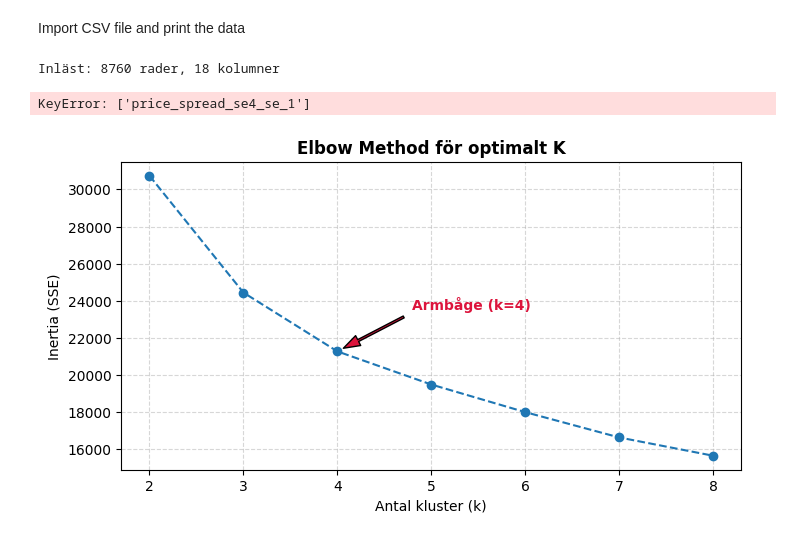
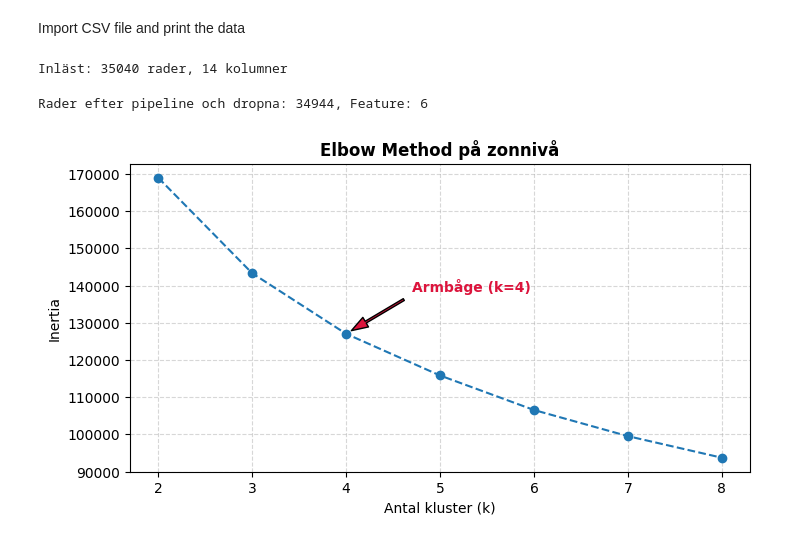
Before and after one commit to Grevendev/Predictor, a Jupyter notebook: models/clustering.ipynb, the cells around one changed output. Cells and saved outputs as stored; diff of their text form; code cells hidden in the pictures.

```diff
--- a/models/clustering.ipynb
+++ b/models/clustering.ipynb
@@ -16,79 +27,72 @@ Import CSV file and print the data
 FILE_PATH = "../dataset/all_zones_complete_2025.csv"
 
 df = pd.read_csv(FILE_PATH)
-df["timestamp"] = pd.to_datetime(df["timestamp"], utc=True)
-df["timestamp_local"] = df["timestamp"].dt.tz_convert("Europe/Stockholm")
+df = preprocessing.prepare_data(df)
+
+# df["timestamp"] = pd.to_datetime(df["timestamp"], utc=True)
+# df["timestamp_local"] = df["timestamp"].dt.tz_convert("Europe/Stockholm")
 
 print(f"Inläst: {df.shape[0]} rader, {df.shape[1]} kolumner")
 # %% [output]
-Inläst: 8760 rader, 18 kolumner
+Inläst: 35040 rader, 14 kolumner
 # %%
-# Skapa prisskillnad (spread) mellan SE4 och SE1
-df["price_spread_se4_se1"] = df["price_se4_eur_mwh"] - df["price_se1_eur_mwh"]
+# Välj relevanta features för klustring
 
-# välj ut 5 fokucerade features
 FEATURES = [
-    "price_se3_eur_mwh",
-    "price_spread_se4_se1",
-    "temp_se3_c",
-    "wind_se3_kmh",
-    "wind_se4_kmh",
+    "spot_price_eur_mwh",
+    "temperature_c",
+    "wind_speed_kmh",
+    "hour",
+    "month",
+    "price_lag_24"
 ]
 
+# Rensa alla icke nummer
+df_clean = df.dropna(subset=FEATURES).copy().reset_index(drop=True)
 
-# rensa eventuella saknade värden
-df_clean = df.dropna(subset=FEATURES).copy()
-X = df_clean(FEATURES)
-
-print(f"Träningsdata X form: {X.shape}")
+X = df_clean[FEATURES]
+print(f"Rader efter pipeline och dropna: {X.shape[0]}, Feature: {X.shape[1]}")
 # %% [output]
-KeyError: ['price_spread_se4_se_1']
+Rader efter pipeline och dropna: 34944, Feature: 6
 # %%
 scaler = StandardScaler()
 X_scaled = scaler.fit_transform(X)
 # %%
+# Beräkna Inertia för k = 2 till 8
+k_range = list(range(2, 9))
 inertia = []
-k_range = list(range(2, 9))
 
 for k in k_range:
-    kmeans_test = KMeans(n_clusters=k, random_state=42, n_init=10)
-    kmeans_test.fit(X_scaled)
-    inertia.append(kmeans_test.inertia_)
+    km = KMeans(n_clusters=k, random_state=42, n_init=10)
+    km.fit(X_scaled)
+    inertia.append(km.inertia_)
 
-# --- Beräkna armbågens placering geometriskt ---
+# Hitta armbågen geometriskt
 p1 = np.array([k_range[0], inertia[0]])
 p2 = np.array([k_range[-1], inertia[-1]])
+distances = [
+    np.abs(np.cross(p2 - p1, p1 - np.array([k_val, inert_val])))
+    / np.linalg.norm(p2 - p1)
+    for k_val, inert_val in zip(k_range, inertia)
+]
+elbow_k = k_range[int(np.argmax(distances))]
+elbow_inertia = inertia[int(np.argmax(distances))]
 
-distances = []
-for k_val, inert_val in zip(k_range, inertia):
-    p = np.array([k_val, inert_val])
-    # Ortogonalt avstånd till linjen mellan p1 och p2
-    d = np.abs(np.cross(p2 - p1, p1 - p)) / np.linalg.norm(p2 - p1)
-    distances.append(d)
-
-elbow_idx = int(np.argmax(distances))
-elbow_k = k_range[elbow_idx]
-elbow_inertia = inertia[elbow_idx]
-
-# --- Plotta ---
+# Plotta
 plt.figure(figsize=(8, 4))
 plt.plot(k_range, inertia, marker="o", linestyle="--", color="#1f77b4")
-
-# Pil och text mot armbågen
 plt.annotate(
     f"Armbåge (k={elbow_k})",
     xy=(elbow_k, elbow_inertia),
-    xytext=(elbow_k + 0.8, elbow_inertia + (max(inertia) - min(inertia)) * 0.15),
+    xytext=(elbow_k + 0.7, elbow_inertia + (max(inertia) - min(inertia)) * 0.15),
     arrowprops=dict(facecolor="crimson", shrink=0.08, width=1.5, headwidth=8),
     fontweight="bold",
     color="crimson",
-    fontsize=10,
 )
-
-plt.title("Elbow Method för optimalt K", fontweight="bold")
+plt.title("Elbow Method på zonnivå", fontweight="bold")
 plt.xlabel("Antal kluster (k)")
-plt.ylabel("Inertia (SSE)")
+plt.ylabel("Inertia")
 plt.grid(True, linestyle="--", alpha=0.5)
 plt.show()
 # %% [output]
-[figure, old version]
+[figure, new version]
```
Also changed, not shown: parts of 11 cells of this notebook.
